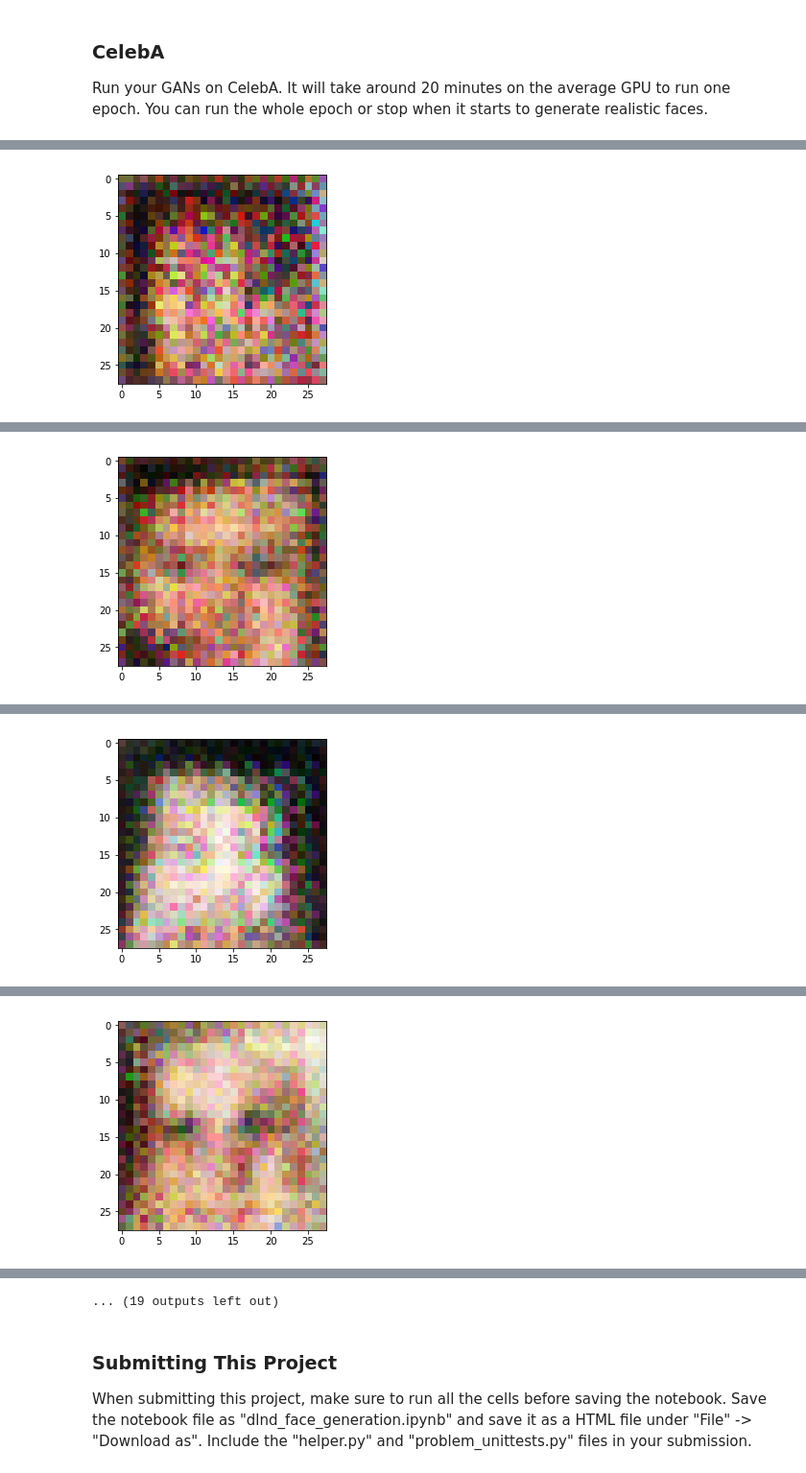
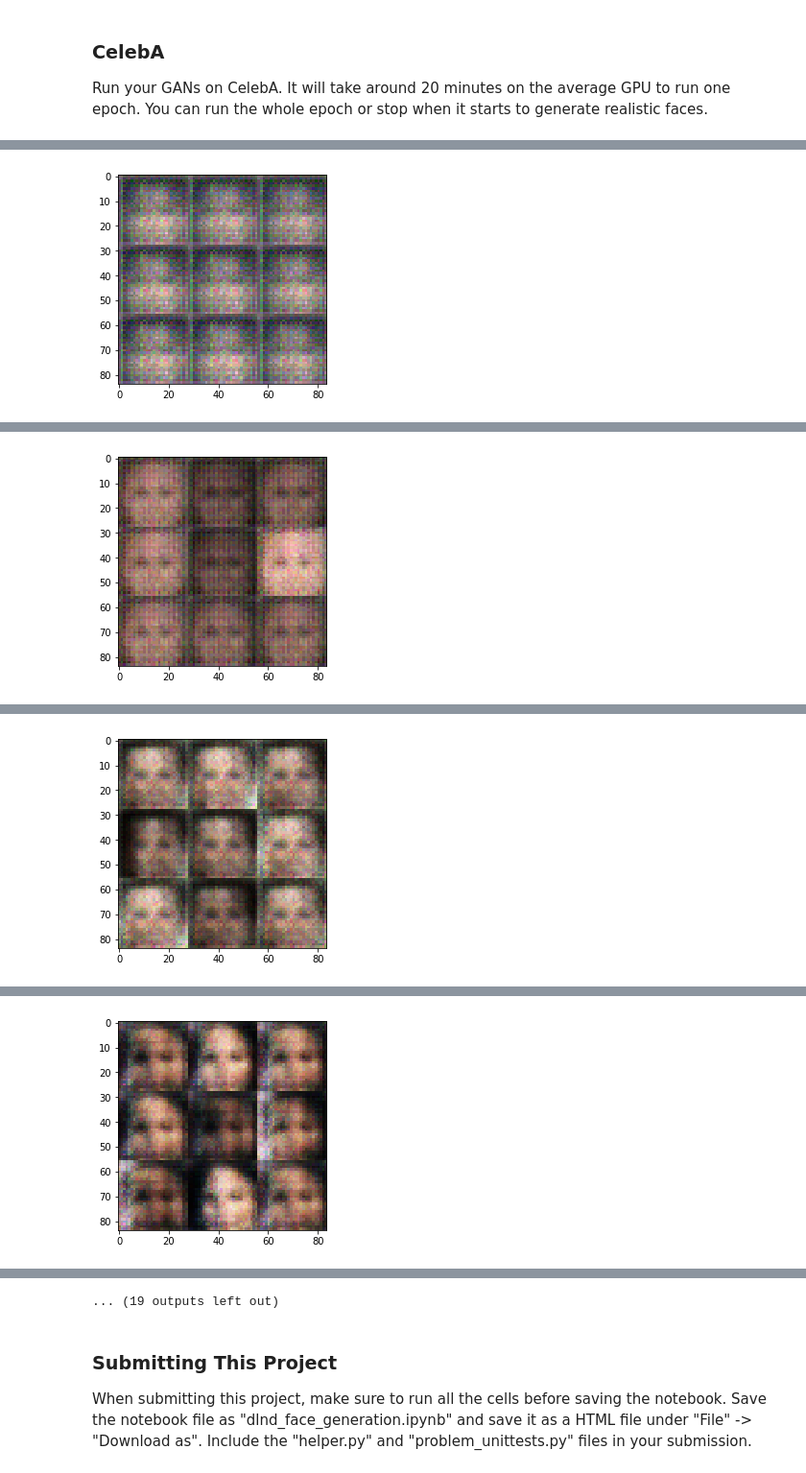
Before and after one commit to kscharpf/dlnd-facegen, a Jupyter notebook: dlnd_face_generation.ipynb, the cells around one changed output, grey strips where cells are left out. Shown at 96% size. Drawn from its saved outputs; the diff is of its cells as text; code cells hidden in the pictures.

Commit message:
updates per peer review - added discriminator smoothing, alpha now consistent between discriminator and generator

```diff
--- a/dlnd_face_generation.ipynb
+++ b/dlnd_face_generation.ipynb
@@ -135,7 +135,7 @@ Tests Passed
 ### Discriminator
 Implement `discriminator` to create a discriminator neural network that discriminates on `images`.  This function should be able to reuse the variabes in the neural network.  Use [`tf.variable_scope`](https://www.tensorflow.org/api_docs/python/tf/variable_scope) with a scope name of "discriminator" to allow the variables to be reused.  The function should return a tuple of (tensor output of the generator, tensor logits of the generator).
 # %%
-def discriminator(images, reuse=False, alpha=0.2):
+def discriminator(images, reuse=False, alpha=0.01):
     """
     Create the discriminator network
     :param image: Tensor of input image(s)
@@ -143,22 +143,31 @@ def discriminator(images, reuse=False, alpha=0.2):
     :return: Tuple of (tensor output of the discriminator, tensor logits of the discriminator)
     """
     with tf.variable_scope('discriminator', reuse=reuse):
-        x1 = tf.layers.conv2d(images, 64, 5, strides=2, padding='same')
+        kernel_initializer = tf.random_normal_initializer(mean = 0, stddev = 0.02)
+        x1 = tf.layers.conv2d(images, 64, 5, strides=2, padding='same', kernel_initializer=kernel_initializer)
         relu1 = tf.maximum(alpha * x1, x1)
         # 16x16x32
 
-        x2 = tf.layers.conv2d(relu1, 128, 5, strides=2, padding='same')
+        x2 = tf.layers.conv2d(relu1, 128, 5, strides=2, padding='same', kernel_initializer=kernel_initializer)
         bn2 = tf.layers.batch_normalization(x2, training=True)
         relu2 = tf.maximum(alpha * bn2, bn2)
         # 8x8x128
 
-        x3 = tf.layers.conv2d(relu2, 256, 5, strides=2, padding='same')
+        x3 = tf.layers.conv2d(relu2, 256, 5, strides=2, padding='same', kernel_initializer=kernel_initializer)
+
         bn3 = tf.layers.batch_normalization(x3, training=True)
         relu3 = tf.maximum(alpha * bn3, bn3)
-        # 4x4x256
+
+        #x4 = tf.layers.conv2d(relu3, 512, 5, strides=2, padding='same', kernel_initializer=kernel_initializer)
+        #x3 = tf.layers.conv2d(relu1, 256, 5, strides=2, padding='same', kernel_initializer=kernel_initializer)
+
+        #bn4 = tf.layers.batch_normalization(x4, training=True)
+        #relu4 = tf.maximum(alpha * bn4, bn4)
 
         # Flatten it
-        flat = tf.reshape(relu3, (-1, 4*4*256))
+        flat = tf.reshape(relu3, (-1, 4*4*512))
+        #flat = tf.reshape(relu3, (-1, 4*4*1024))
+
         logits = tf.layers.dense(flat, 1)
         out = tf.sigmoid(logits)
 
@@ -174,7 +183,7 @@ Tests Passed
 ### Generator
 Implement `generator` to generate an image using `z`. This function should be able to reuse the variabes in the neural network.  Use [`tf.variable_scope`](https://www.tensorflow.org/api_docs/python/tf/variable_scope) with a scope name of "generator" to allow the variables to be reused. The function should return the generated 28 x 28 x `out_channel_dim` images.
 # %%
-def generator(z, out_channel_dim, is_train=True, alpha=0.02):
+def generator(z, out_channel_dim, is_train=True, alpha=0.01):
     """
     Create the generator network
     :param z: Input z
@@ -183,28 +192,23 @@ def generator(z, out_channel_dim, is_train=True, alpha=0.02):
     :return: The tensor output of the generator
     """
     with tf.variable_scope('generator', reuse=not is_train):
-        # First fully connected layer
+
         x1 = tf.layers.dense(z, 2*2*512)
         # Reshape it to start the convolutional stack
         x1 = tf.reshape(x1, (-1, 2, 2, 512))
         # Removed batch norm from first layer per suggestion on forums
         #x1 = tf.layers.batch_normalization(x1, training=is_train)
         x1 = tf.maximum(alpha * x1, x1)
-        # 4x4x512 now
 
         x2 = tf.layers.conv2d_transpose(x1, 256, 5, strides=2, padding='valid')
         x2 = tf.layers.batch_normalization(x2, training=is_train)
         x2 = tf.maximum(alpha * x2, x2)
-        # 8x8x256 now
 
         x3 = tf.layers.conv2d_transpose(x2, 128, 5, strides=2, padding='same')
         x3 = tf.layers.batch_normalization(x3, training=is_train)
         x3 = tf.maximum(alpha * x3, x3)
-        # 16x16x128 now
 
-        # Output layer
         logits = tf.layers.conv2d_transpose(x3, out_channel_dim, 5, strides=2, padding='same')
-        # 32x32x3 now
 
         output = tf.tanh(logits)
 
@@ -238,7 +242,7 @@ def model_loss(input_real, input_z, out_channel_dim):
     d_model_fake, d_logits_fake = discriminator(g_model, reuse=True)
 
     d_loss_real = tf.reduce_mean(
-        tf.nn.sigmoid_cross_entropy_with_logits(logits=d_logits_real, labels=tf.ones_like(d_model_real)))
+        tf.nn.sigmoid_cross_entropy_with_logits(logits=d_logits_real, labels=tf.ones_like(d_model_real)*0.9))
     d_loss_fake = tf.reduce_mean(
         tf.nn.sigmoid_cross_entropy_with_logits(logits=d_logits_fake, labels=tf.zeros_like(d_model_fake)))
     g_loss = tf.reduce_mean(
@@ -365,15 +370,17 @@ def train(epoch_count, batch_size, z_dim, learning_rate, beta1, get_batches, dat
                 # Run optimizers
                 _ = sess.run(d_opt, feed_dict={input_real: batch_images, input_z: batch_z, lr: learning_rate})
                 _ = sess.run(g_opt, feed_dict={input_z: batch_z, input_real: batch_images, lr: learning_rate})
-                _ = sess.run(g_opt, feed_dict={input_z: batch_z, input_real: batch_images, lr: learning_rate})
-                _ = sess.run(g_opt, feed_dict={input_z: batch_z, input_real: batch_images, lr: learning_rate})
+                #_ = sess.run(g_opt, feed_dict={input_z: batch_z, input_real: batch_images, lr: learning_rate})
+                #_ = sess.run(g_opt, feed_dict={input_z: batch_z, input_real: batch_images, lr: learning_rate})
+
 
 
 
                 if steps % print_every == 0:
                     # At the end of each epoch, get the losses and print them out
                     train_loss_d = d_loss.eval({input_z: batch_z, input_real: batch_images})
-                    train_loss_g = g_loss.eval({input_z: batch_z, input_real: batch_images})
+                    train_loss_g = g_loss.eval({input_z: batch_z})
+
 
                     print("Epoch {}/{}...".format(epoch_i+1, epochs),
                           "Discriminator Loss: {:.4f}...".format(train_loss_d),
@@ -382,7 +389,7 @@ def train(epoch_count, batch_size, z_dim, learning_rate, beta1, get_batches, dat
                     losses.append((train_loss_d, train_loss_g))
 
                 if steps % show_every == 0:
-                    show_generator_output(sess, 1, input_z, data_shape[3], data_image_mode)
+                    show_generator_output(sess, 10, input_z, data_shape[3], data_image_mode)
 # %% [markdown]
 ### MNIST
 Test your GANs architecture on MNIST.  After 2 epochs, the GANs should be able to generate images that look like handwritten digits.  Make sure the loss of the generator is lower than the loss of the discriminator or close to 0.
@@ -429,7 +436,7 @@ Run your GANs on CelebA.  It will take around 20 minutes on the average GPU to r
 batch_size = 128
 z_dim = 100
 learning_rate = 0.0002
-beta1 = 0.5
+beta1 = 0.2
 
 
 """
@@ -447 +454 @@ Epoch 1/1... Discriminator Loss: 1.7876... Generator Loss: 0.8275
-[figure, old version]
+[figure, new version]
@@ -450 +457 @@ Epoch 1/1... Discriminator Loss: 1.4421... Generator Loss: 0.6669
-[figure, old version]
+[figure, new version]
@@ -453 +460 @@ Epoch 1/1... Discriminator Loss: 2.3911... Generator Loss: 0.3650
-[figure, old version]
+[figure, new version]
@@ -456 +463 @@ Epoch 1/1... Discriminator Loss: 1.5015... Generator Loss: 0.6484
-[figure, old version]
+[figure, new version]
```
Also changed, not shown: parts of 3 cells of this notebook, 1 other file.
